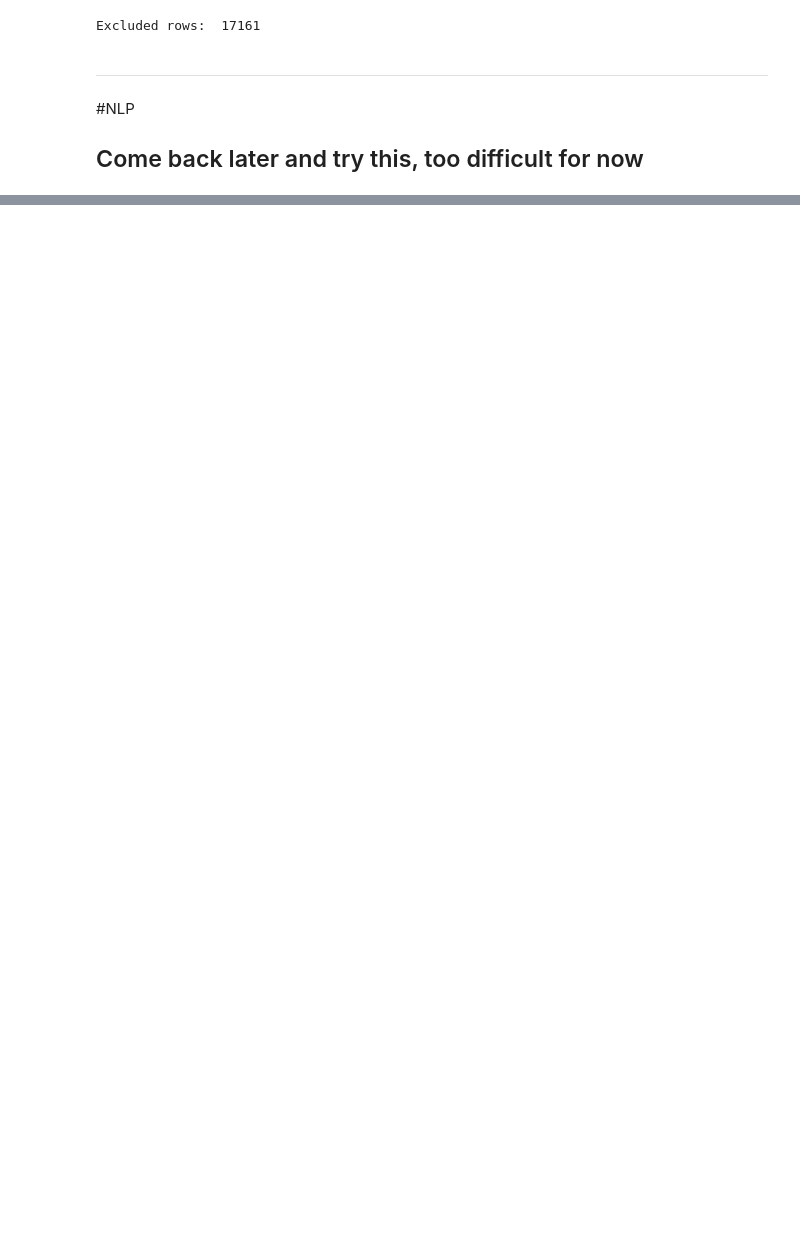
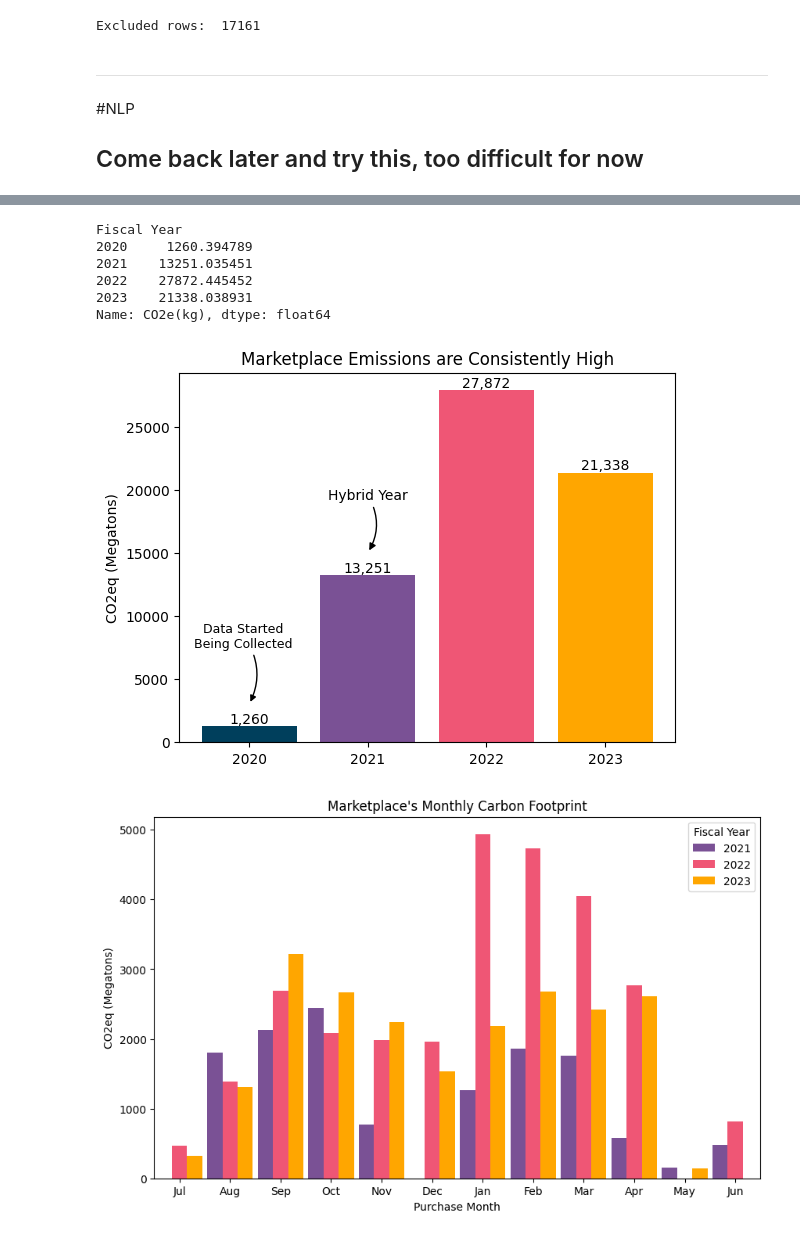
Before and after one commit to ethansong206/Climate-Plus-Project, a Jupyter notebook: DataCleaning.ipynb, the cells around one changed output, grey strips where cells are left out. Cells and saved outputs as stored; diff of their text form; code cells hidden in the pictures; blank space fills up the shorter version.

```diff
--- a/DataCleaning.ipynb
+++ b/DataCleaning.ipynb
@@ -683,7 +683,7 @@ The percentage of food (by weight) with calculated carbon emissions so far is:
 # %%
 #@title Create separated dataframes
 DDReduced['Purchase Date'] = pd.to_datetime(DDReduced['Purchase Date'])
-DDReduced['Year'] = DDReduced['Purchase Date'].dt.year
+DDReduced['Purchase Month'] = DDReduced['Purchase Date'].dt.month
 
 location_col = DDReduced['Unit Name']
 DDMarketplace = DDReduced[location_col == "Marketplace"].copy()
@@ -696,6 +696,11 @@ DDFY20 = DDReduced[(date_col >= pd.Timestamp('2019-07-01')) & (date_col < pd.Tim
 DDFY21 = DDReduced[(date_col >= pd.Timestamp('2020-07-01')) & (date_col < pd.Timestamp('2021-06-30'))].copy()
 DDFY22 = DDReduced[(date_col >= pd.Timestamp('2021-07-01')) & (date_col < pd.Timestamp('2022-06-30'))].copy()
 DDFY23 = DDReduced[(date_col >= pd.Timestamp('2022-07-01')) & (date_col < pd.Timestamp('2023-06-30'))].copy()
+
+DDFY20['Fiscal Year'] = '2020'
+DDFY21['Fiscal Year'] = '2021'
+DDFY22['Fiscal Year'] = '2022'
+DDFY23['Fiscal Year'] = '2023'
 # %%
 #@title Analysis
 #later, download a csv from previous code and move this to a new notebook
@@ -836,0 +801,67 @@ Trinity Cafe in 2022 was responsible for  595.1205070068 Megatons of CO2e
+# %%
+#@title Analyze Marketplace
+df_marketplace = pd.concat([DDFY20[DDFY20['Unit Name'] == 'Marketplace'],
+                            DDFY21[DDFY21['Unit Name'] == 'Marketplace'],
+                            DDFY22[DDFY22['Unit Name'] == 'Marketplace'],
+                            DDFY23[DDFY23['Unit Name'] == 'Marketplace']], axis=0)
+
+print((df_marketplace.groupby('Fiscal Year')['CO2e(kg)'].sum() / 1000)[0:4])
+
+fig1, ax1 = plt.subplots()
+years1 = (df_marketplace.groupby('Fiscal Year')['CO2e(kg)'].sum() / 1000).index
+counts1 = (df_marketplace.groupby('Fiscal Year')['CO2e(kg)'].sum() / 1000)
+bar_colors = ['#003f5c', '#7a5195', '#ef5675', '#ffa600']
+bars1 = ax1.bar(years1, counts1, color=bar_colors)
+ax1.set_ylabel('CO2eq (Megatons)')
+ax1.set_title('Marketplace Emissions are Consistently High')
+ax1.bar_label(bars1 , fmt='{:,.0f}')
+ax1.annotate('Data Started\nBeing Collected', (0, 3000),
+            xytext=(0.13, 0.25), textcoords='axes fraction',
+            arrowprops=dict(arrowstyle = '-|>', facecolor = 'black',
+                            connectionstyle="arc3,rad=-.3"),
+            fontsize=9,
+            horizontalalignment='center', verticalalignment='bottom')
+ax1.annotate('Hybrid Year', (1, 15000),
+            xytext=(0.38, 0.65), textcoords='axes fraction',
+            arrowprops=dict(arrowstyle = '-|>', facecolor = 'black',
+                            connectionstyle="arc3,rad=-.3"),
+            fontsize=10,
+            horizontalalignment='center', verticalalignment='bottom')
+plt.show()
+
+
+metrics = df_marketplace.groupby(['Fiscal Year', 'Purchase Month'])['CO2e(kg)'].sum() / 1000
+purchase_months = np.roll(np.arange(1, 13), -6)
+years2 = df_marketplace['Fiscal Year'].unique()
+template = pd.MultiIndex.from_product([years2, purchase_months], names=['Fiscal Year', 'Purchase Month']).to_frame(index=False)
+metrics_filled = pd.merge(template, metrics, on=['Fiscal Year', 'Purchase Month'], how='left').fillna(0)
+metrics_filled = metrics_filled[metrics_filled['Fiscal Year'] != '2020']
+color_map = {year: color for year, color in zip(years2, bar_colors)}
+year_gap = 0.3
+bar_width = 1.2 / len(years2)
+bar_positions = np.arange(len(purchase_months))
+fig2, ax2 = plt.subplots(figsize=(10, 6))
+for i, year in enumerate(years2):
+    data = metrics_filled.loc[metrics_filled['Fiscal Year'] == year, 'CO2e(kg)']
+    if len(data) == 0:
+        continue
+    year_offset = (i - len(years2) / 2) * year_gap
+    ax2.bar(bar_positions + year_offset, data, width=bar_width, color=color_map[year], label=year)
+ax2.set_xlabel('Purchase Month')
+ax2.set_ylabel('CO2eq (Megatons)')
+ax2.set_title('Marketplace\'s Monthly Carbon Footprint')
+ax2.legend(title='Fiscal Year')
+plt.xlim(bar_positions[0] - 0.5, bar_positions[-1] + 0.5)
+plt.xticks(bar_positions, purchase_months)
+month_names = [calendar.month_abbr[month] for month in purchase_months]
+plt.xticks(bar_positions, month_names)
+plt.show()
+# %% [output]
+Fiscal Year
+2020     1260.394789
+2021    13251.035451
+2022    27872.445452
+2023    21338.038931
+Name: CO2e(kg), dtype: float64
+[figure, added]
+[figure, added]
```
Also changed, not shown: parts of 12 cells of this notebook.
